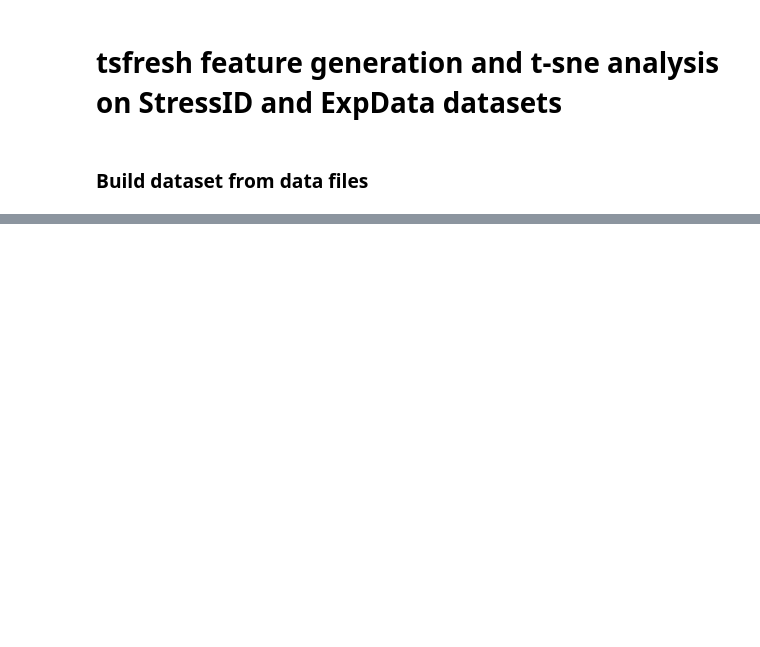
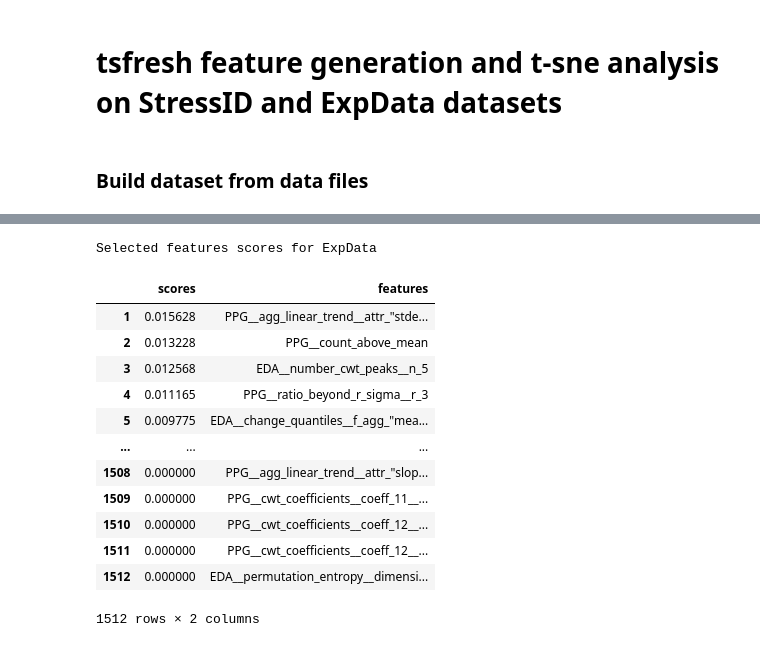
Before and after one commit to sergiodl-ubi/stressID, a Jupyter notebook: Feature Extraction/physiological/tsfresh_features_analysis.expdata.ipynb, the cells around one changed output, grey strips where cells are left out. Saved outputs shown, nothing was run; the diff lists cells and outputs as text; code cells hidden in the pictures; blank space fills up the shorter version.

Commit message:
TSFresh feature extraction selection + RFE for ExpData

```diff
--- a/Feature Extraction/physiological/tsfresh_features_analysis.expdata.ipynb
+++ b/Feature Extraction/physiological/tsfresh_features_analysis.expdata.ipynb
@@ -353,3 +404,39 @@ display(features_scores_df)
+# %%
+# RFECV for ExpData
+RANDOM_STATE = 21
+SPLITS = 10
+
+estimator = RandomForestClassifier(max_depth=5, random_state=RANDOM_STATE)
+cv = StratifiedKFold(n_splits=SPLITS, shuffle=True, random_state=RANDOM_STATE)
+selector = RFECV(estimator=estimator, step=2, cv=cv, scoring="balanced_accuracy")
+selector.fit(x, y)
+features_mask = selector.support_
+x_rfe = x.loc[:, features_mask]
+
+features_scores = {"scores": [], "features": []}
+for score, feat in zip(selector.estimator_.feature_importances_, x_rfe.columns):
+    features_scores["scores"].append(score)
+    features_scores["features"].append(feat)
+features_scores_df = pd.DataFrame(features_scores).sort_values(by="scores", ascending=False)
+features_scores_df = features_scores_df.reset_index(drop=True)
+features_scores_df.index = features_scores_df.index + 1
+print("Selected features scores for ExpData")
+display(features_scores_df)
+# %% [output]
+Selected features scores for ExpData
+|  | scores | features |
+| 1 | 0.015628 | PPG__agg_linear_trend__attr_"stde... |
+| 2 | 0.013228 | PPG__count_above_mean |
+| 3 | 0.012568 | EDA__number_cwt_peaks__n_5 |
+| 4 | 0.011165 | PPG__ratio_beyond_r_sigma__r_3 |
+| 5 | 0.009775 | EDA__change_quantiles__f_agg_"mea... |
+| ... | ... | ... |
+| 1508 | 0.000000 | PPG__agg_linear_trend__attr_"slop... |
+| 1509 | 0.000000 | PPG__cwt_coefficients__coeff_11__... |
+| 1510 | 0.000000 | PPG__cwt_coefficients__coeff_12__... |
+| 1511 | 0.000000 | PPG__cwt_coefficients__coeff_12__... |
+| 1512 | 0.000000 | EDA__permutation_entropy__dimensi... |
+1512 rows × 2 columns
 # %%
 # Divergence analysis on StressID
 import plotly.express as px
```
Also changed, not shown: parts of 6 cells of this notebook.
